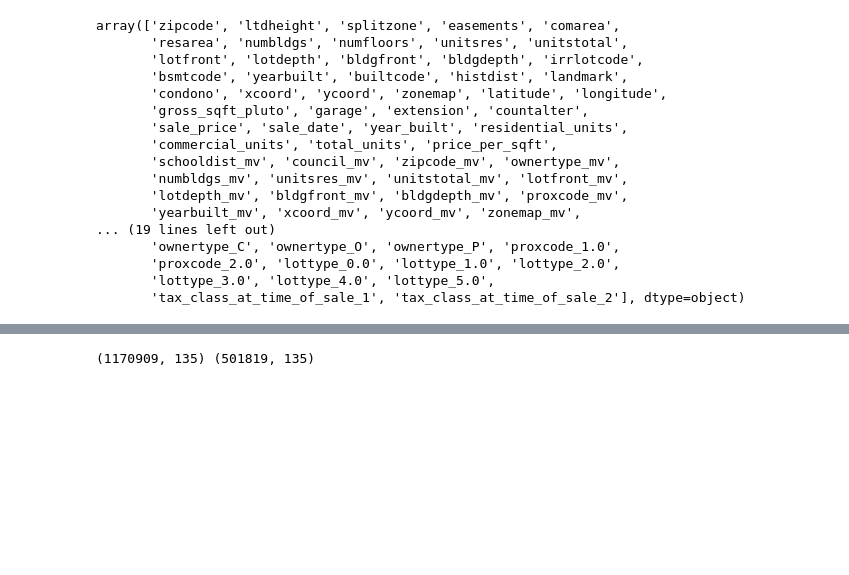
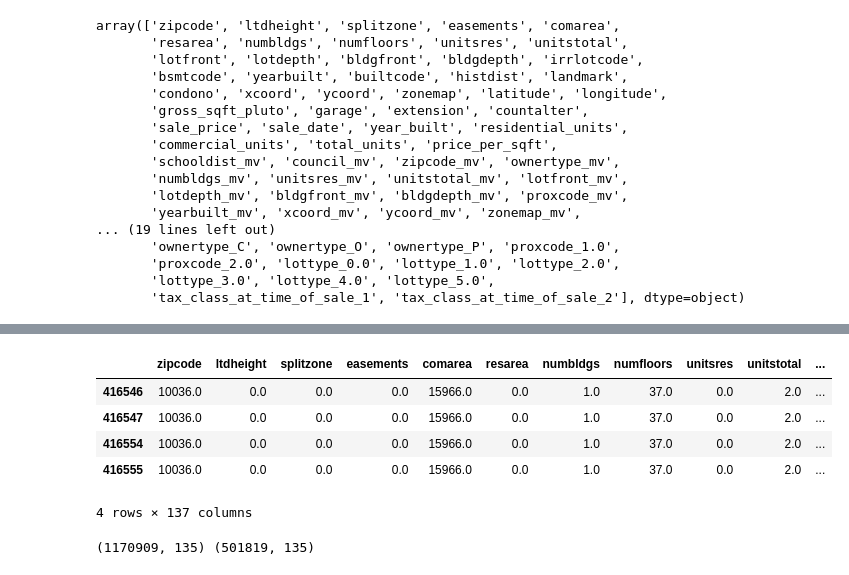
Before and after one commit to jgutman/reveal-estate, a Jupyter notebook: PLUTO_FinanceModeling.ipynb, the cells around one changed output, grey strips where cells are left out. Saved outputs shown, nothing was run; the diff lists cells and outputs as text; code cells hidden in the pictures; blank space fills up the shorter version.

```diff
--- a/PLUTO_FinanceModeling.ipynb
+++ b/PLUTO_FinanceModeling.ipynb
@@ -60,3 +88,12 @@ array(['zipcode', 'ltdheight', 'splitzone', 'easements', 'comarea',
+# %%
+df.loc[df['price_per_sqft'].astype(int) == 7655]
+# %% [output]
+|  | zipcode | ltdheight | splitzone | easements | comarea | resarea | numbldgs | numfloors | unitsres | unitstotal | ... |
+| 416546 | 10036.0 | 0.0 | 0.0 | 0.0 | 15966.0 | 0.0 | 1.0 | 37.0 | 0.0 | 2.0 | ... |
+| 416547 | 10036.0 | 0.0 | 0.0 | 0.0 | 15966.0 | 0.0 | 1.0 | 37.0 | 0.0 | 2.0 | ... |
+| 416554 | 10036.0 | 0.0 | 0.0 | 0.0 | 15966.0 | 0.0 | 1.0 | 37.0 | 0.0 | 2.0 | ... |
+| 416555 | 10036.0 | 0.0 | 0.0 | 0.0 | 15966.0 | 0.0 | 1.0 | 37.0 | 0.0 | 2.0 | ... |
+4 rows × 137 columns
 # %%
 #output distribution of target variable to visualize in Tableau
 import csv
```
Also changed, not shown: parts of 3 cells of this notebook, 1 other file.
